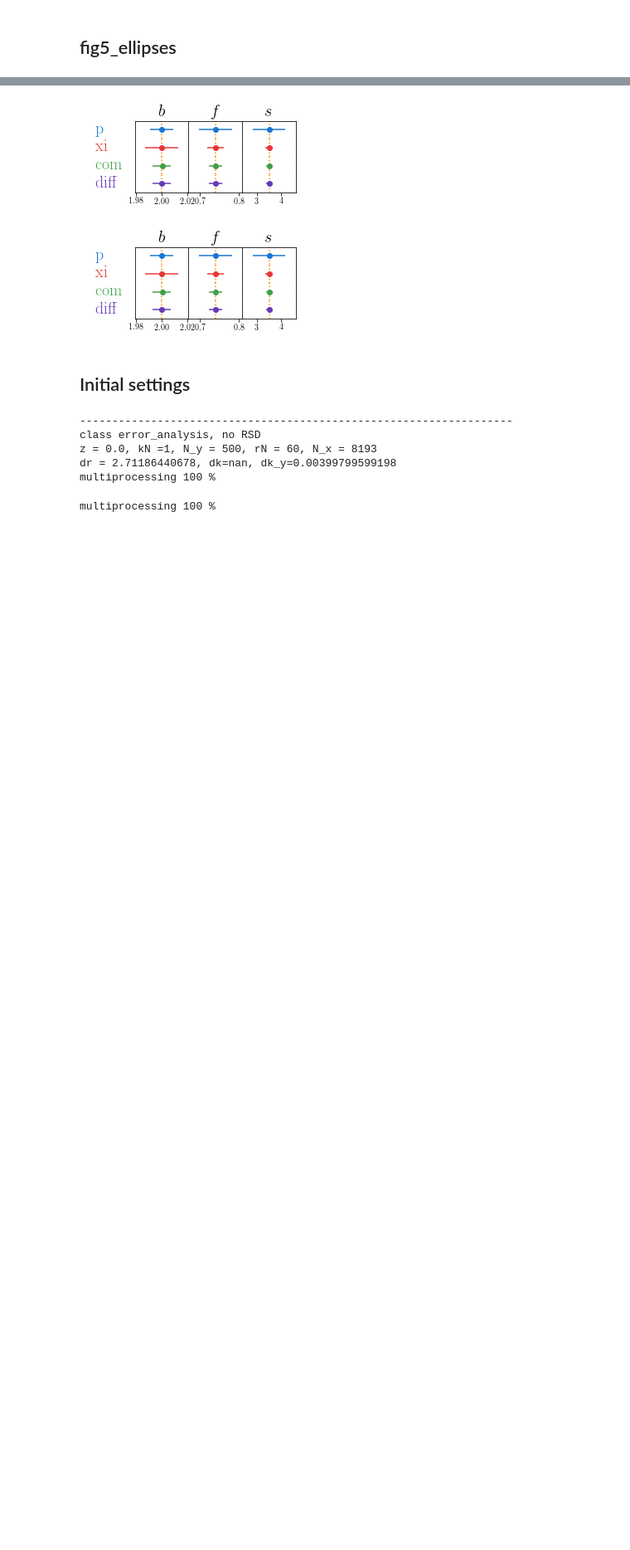
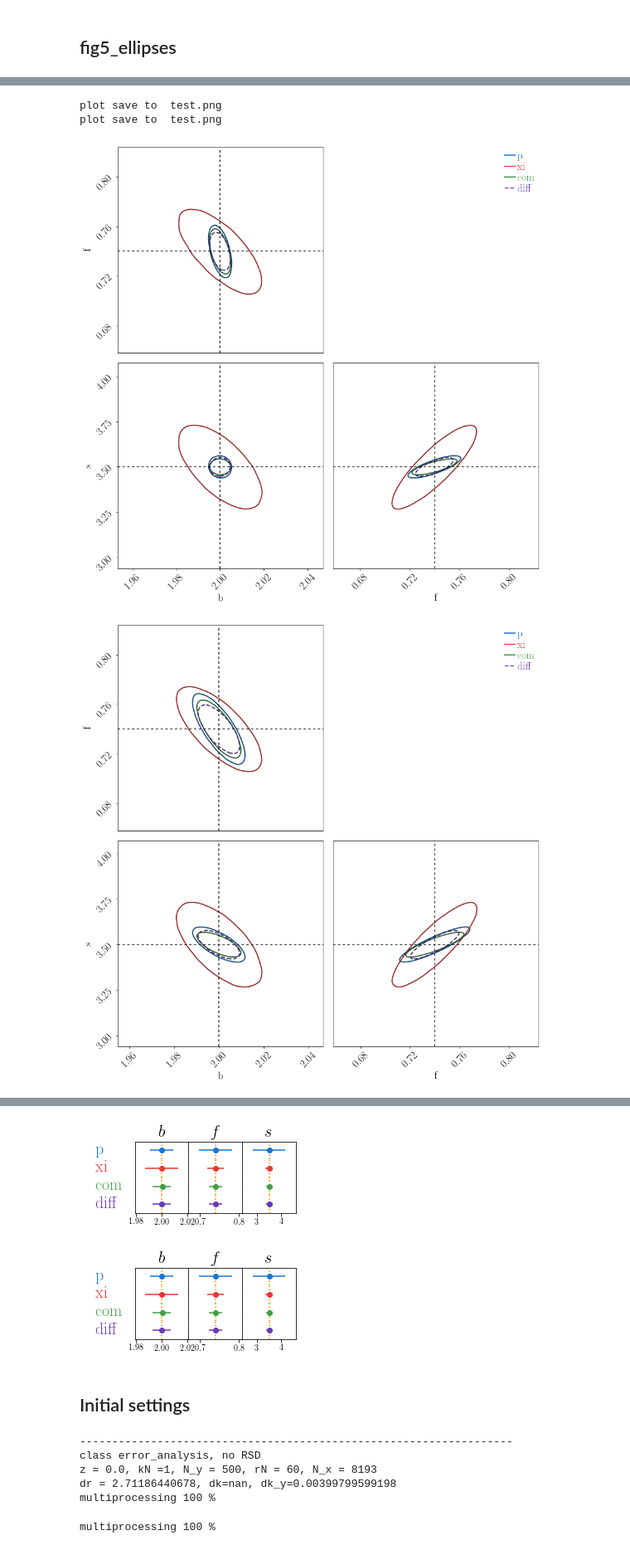
Before and after one commit to sujeong-lee/SNR, a Jupyter notebook: notebook/plotting_ellipse.ipynb, the cells around one changed output, grey strips where cells are left out. Shown at 83% size. Drawn from its saved outputs; the diff is of its cells as text; code cells hidden in the pictures; blank space fills up the shorter version.

```diff
--- a/notebook/plotting_ellipse.ipynb
+++ b/notebook/plotting_ellipse.ipynb
@@ -65,0 +73,10 @@ plot save to  test.png
+# %%
+data = fitsio.read('../output_Grieb_Sanchez//output_bfs.fits')
+plotting_ellipse(data)
+data = fitsio.read('../output_Grieb_Sanchez//output_nn.fits')
+plotting_ellipse(data)
+# %% [output]
+plot save to  test.png
+plot save to  test.png
+[figure, added]
+[figure, added]
```
Also changed, not shown: parts of 10 cells of this notebook, 10 other files.
